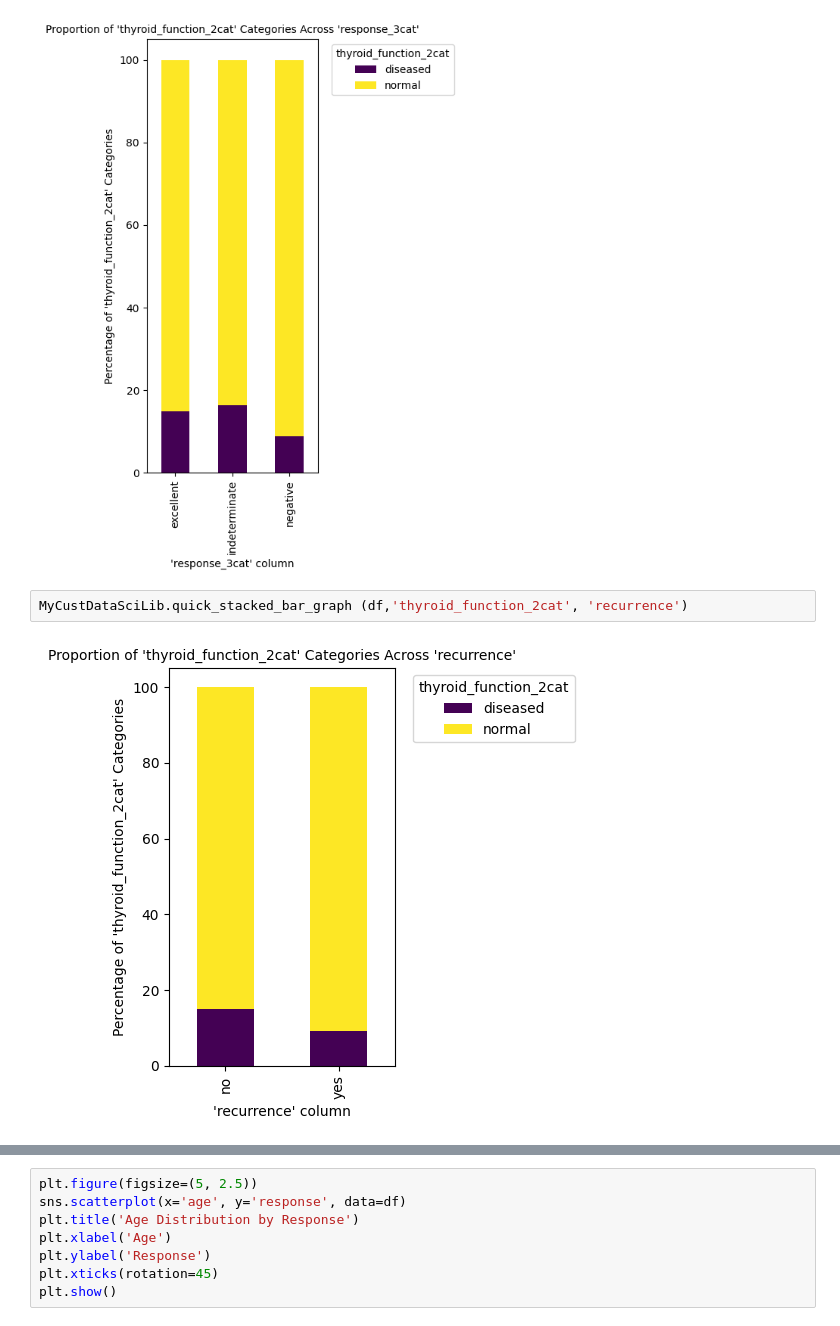
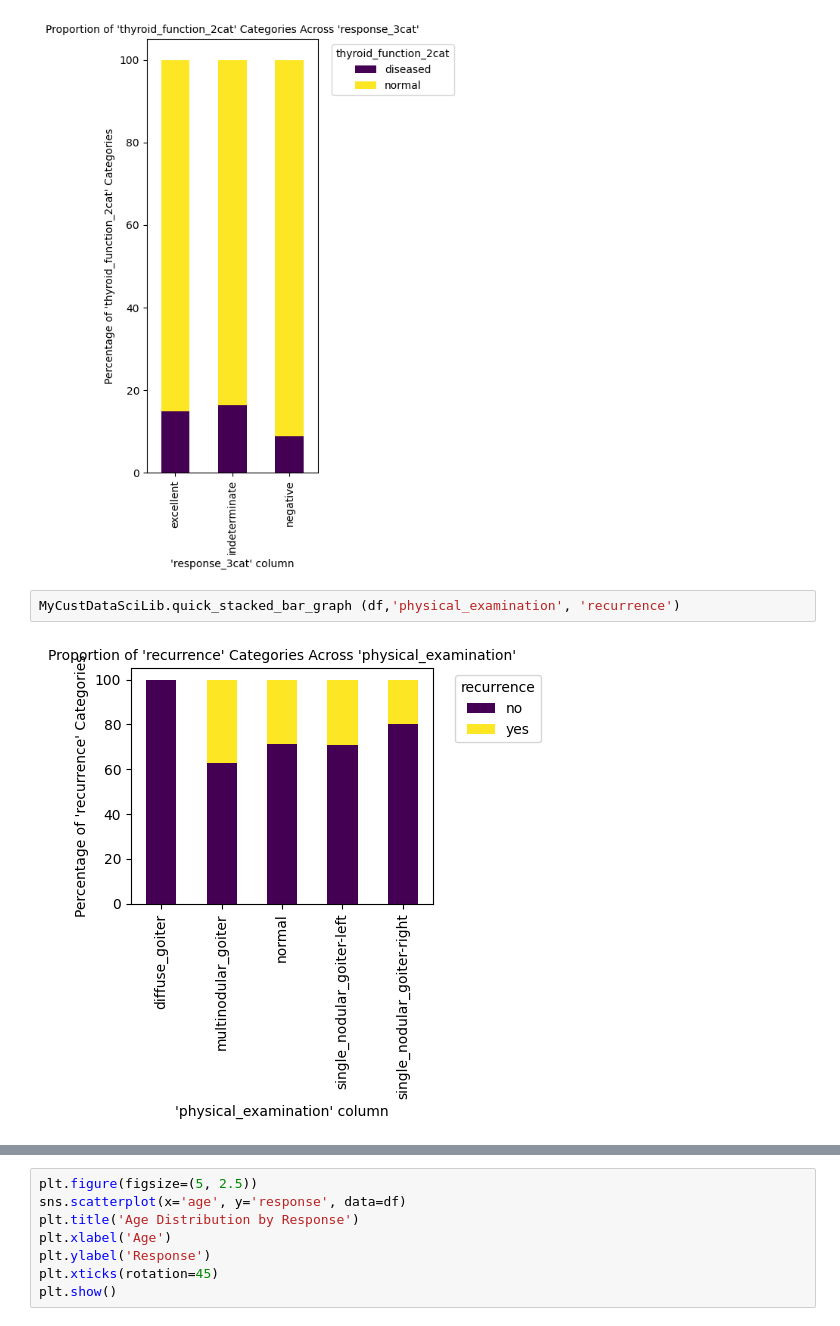
Before and after one commit to madmaxtoastflytiger/CaptStone2-Thyroid-Disease, a Jupyter notebook: 3_ThyroidDisease_EDA.ipynb, the cells around one changed output, grey strips where cells are left out. Drawn from its saved outputs; the diff is of its cells as text.

```diff
--- a/3_ThyroidDisease_EDA.ipynb
+++ b/3_ThyroidDisease_EDA.ipynb
@@ -221,7 +264,7 @@ plt.show()
 # %% [output]
 [figure]
 # %%
-MyCustDataSciLib.quick_stacked_bar_graph (df,'thyroid_function_2cat', 'recurrence')
+MyCustDataSciLib.quick_stacked_bar_graph (df,'physical_examination', 'recurrence')
 # %% [output]
-[figure, old version]
+[figure, new version]
 # %%
```
Also changed, not shown: parts of 36 cells of this notebook, 3 other files.
